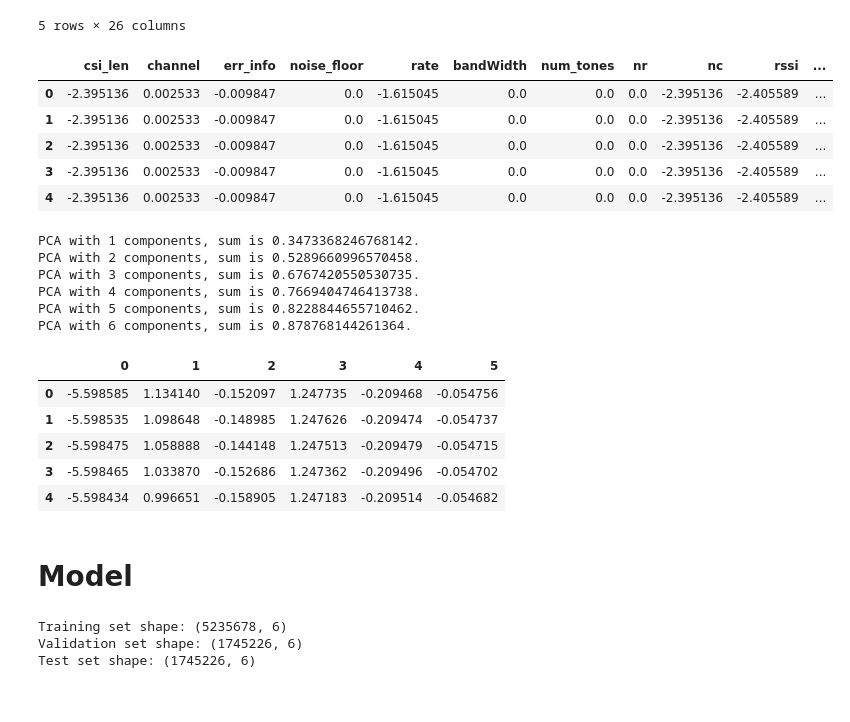
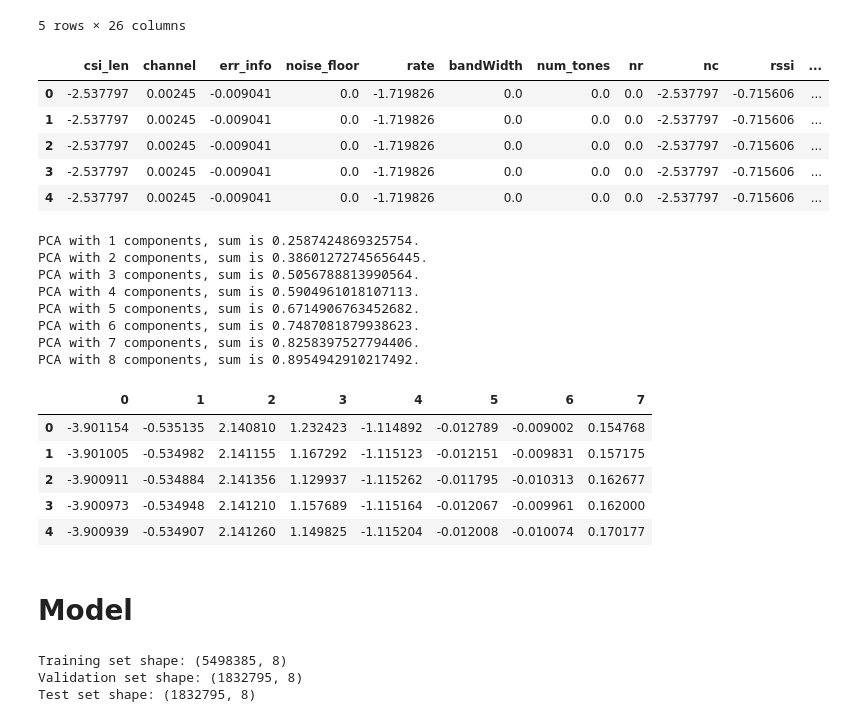
Before and after one commit to AX-0/wifi_localization, a Jupyter notebook: model_dnn.ipynb, the cells around one changed output. Drawn from its saved outputs; the diff is of its cells as text; code cells hidden in the pictures.

```diff
--- a/model_dnn.ipynb
+++ b/model_dnn.ipynb
@@ -96,42 +96,42 @@ data.drop(columns=["timestamps", 'ant1_amplitude', 'ant2_amplitude', 'subcarrier
 # %%
 # features_scaled = ["ant1_phase", "ant2_phase", "rssi", "rssi1", "rssi2"]
 # %%
-features_scaled = ["ant1_phase", "ant2_phase"]#, "rssi", "rssi1", "rssi2"]
+features_scaled = ["ant1_phase", "ant2_phase", "rssi", "rssi1", "rssi2"]
 features = data.columns
 # X = data.drop(columns=['coord1', 'coord2', 'ant1_amplitude', 'ant2_amplitude'])
 X = data.drop(columns=['coord1', 'coord2'])
 y = data[['coord1', 'coord2']]
 
 # scaler = StandardScaler()
 # X_scaled = scaler.fit_transform(X)
 # X_scaled = X
 
 # Separate the columns that need to be scaled
 columns_to_scale = [col for col in X.columns if col not in features_scaled]
 
 # Initialize the scaler
 scaler = StandardScaler()
 
 # Apply the scaler to the columns that need to be scaled
 X_scaled_part = scaler.fit_transform(X[columns_to_scale])
 
 # Create a DataFrame for the scaled part, with the correct column names
 X_scaled_df = pd.DataFrame(X_scaled_part, columns=columns_to_scale)
 
 # Combine the scaled columns with the unscaled columns
 X_scaled = pd.concat([X_scaled_df, X[features_scaled]], axis=1)
 
 # Reorder columns to match the original DataFrame's structure (optional)
 X_scaled = X_scaled[X.columns]
 
 X_scaled.head()
 # %% [output]
 |  | csi_len | channel | err_info | noise_floor | rate | bandWidth | num_tones | nr | nc | rssi | ... |
-| 0 | -2.395136 | 0.002533 | -0.009847 | 0.0 | -1.615045 | 0.0 | 0.0 | 0.0 | -2.395136 | -2.405589 | ... |
-| 1 | -2.395136 | 0.002533 | -0.009847 | 0.0 | -1.615045 | 0.0 | 0.0 | 0.0 | -2.395136 | -2.405589 | ... |
-| 2 | -2.395136 | 0.002533 | -0.009847 | 0.0 | -1.615045 | 0.0 | 0.0 | 0.0 | -2.395136 | -2.405589 | ... |
-| 3 | -2.395136 | 0.002533 | -0.009847 | 0.0 | -1.615045 | 0.0 | 0.0 | 0.0 | -2.395136 | -2.405589 | ... |
-| 4 | -2.395136 | 0.002533 | -0.009847 | 0.0 | -1.615045 | 0.0 | 0.0 | 0.0 | -2.395136 | -2.405589 | ... |
+| 0 | -2.537797 | 0.00245 | -0.009041 | 0.0 | -1.719826 | 0.0 | 0.0 | 0.0 | -2.537797 | -0.715606 | ... |
+| 1 | -2.537797 | 0.00245 | -0.009041 | 0.0 | -1.719826 | 0.0 | 0.0 | 0.0 | -2.537797 | -0.715606 | ... |
+| 2 | -2.537797 | 0.00245 | -0.009041 | 0.0 | -1.719826 | 0.0 | 0.0 | 0.0 | -2.537797 | -0.715606 | ... |
+| 3 | -2.537797 | 0.00245 | -0.009041 | 0.0 | -1.719826 | 0.0 | 0.0 | 0.0 | -2.537797 | -0.715606 | ... |
+| 4 | -2.537797 | 0.00245 | -0.009041 | 0.0 | -1.719826 | 0.0 | 0.0 | 0.0 | -2.537797 | -0.715606 | ... |
 # %%
 for i in range(1, X.shape[0]):
     pca = PCA(n_components=i)
@@ -143,23 +143,25 @@ for i in range(1, X.shape[0]):
     if (sum(explained_variance) >= 0.85):
         break
 # %% [output]
-PCA with 1 components, sum is 0.3473368246768142.
-PCA with 2 components, sum is 0.5289660996570458.
-PCA with 3 components, sum is 0.6767420550530735.
-PCA with 4 components, sum is 0.7669404746413738.
-PCA with 5 components, sum is 0.8228844655710462.
-PCA with 6 components, sum is 0.878768144261364.
+PCA with 1 components, sum is 0.2587424869325754.
+PCA with 2 components, sum is 0.38601272745656445.
+PCA with 3 components, sum is 0.5056788813990564.
+PCA with 4 components, sum is 0.5904961018107113.
+PCA with 5 components, sum is 0.6714906763452682.
+PCA with 6 components, sum is 0.7487081879938623.
+PCA with 7 components, sum is 0.8258397527794406.
+PCA with 8 components, sum is 0.8954942910217492.
 # %%
 X = pd.DataFrame(X_pca)
 # X = pd.concat([amplitudes.reset_index(drop=True), X], axis=1)
 X.head()
 # %% [output]
-|  | 0 | 1 | 2 | 3 | 4 | 5 |
-| 0 | -5.598585 | 1.134140 | -0.152097 | 1.247735 | -0.209468 | -0.054756 |
-| 1 | -5.598535 | 1.098648 | -0.148985 | 1.247626 | -0.209474 | -0.054737 |
-| 2 | -5.598475 | 1.058888 | -0.144148 | 1.247513 | -0.209479 | -0.054715 |
-| 3 | -5.598465 | 1.033870 | -0.152686 | 1.247362 | -0.209496 | -0.054702 |
-| 4 | -5.598434 | 0.996651 | -0.158905 | 1.247183 | -0.209514 | -0.054682 |
+|  | 0 | 1 | 2 | 3 | 4 | 5 | 6 | 7 |
+| 0 | -3.901154 | -0.535135 | 2.140810 | 1.232423 | -1.114892 | -0.012789 | -0.009002 | 0.154768 |
+| 1 | -3.901005 | -0.534982 | 2.141155 | 1.167292 | -1.115123 | -0.012151 | -0.009831 | 0.157175 |
+| 2 | -3.900911 | -0.534884 | 2.141356 | 1.129937 | -1.115262 | -0.011795 | -0.010313 | 0.162677 |
+| 3 | -3.900973 | -0.534948 | 2.141210 | 1.157689 | -1.115164 | -0.012067 | -0.009961 | 0.162000 |
+| 4 | -3.900939 | -0.534907 | 2.141260 | 1.149825 | -1.115204 | -0.012008 | -0.010074 | 0.170177 |
 # %% [markdown]
 # Model
 # %%
@@ -196,9 +198,9 @@ print("Training set shape:", X_train.shape)
 print("Validation set shape:", X_val.shape)
 print("Test set shape:", X_test.shape)
 # %% [output]
-Training set shape: (5235678, 6)
-Validation set shape: (1745226, 6)
-Test set shape: (1745226, 6)
+Training set shape: (5498385, 8)
+Validation set shape: (1832795, 8)
+Test set shape: (1832795, 8)
 # %%
 def create_dnn_model(input_shape):
     model = models.Sequential()
```
Also changed, not shown: parts of 16 cells of this notebook, 1 other file.
